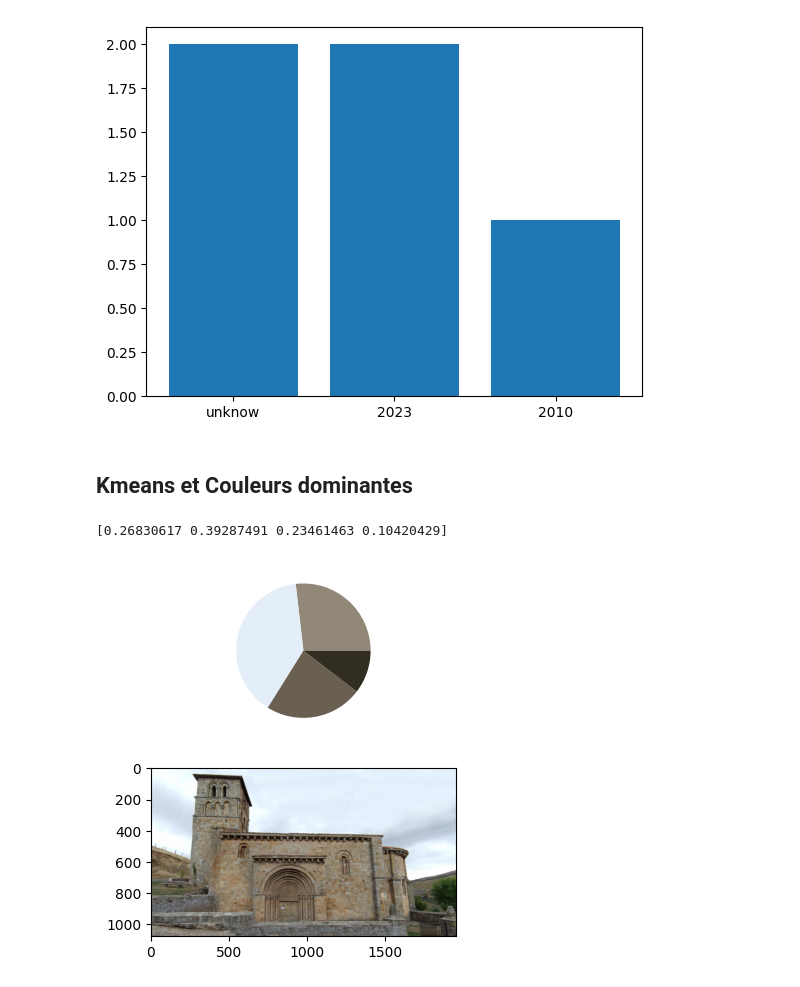
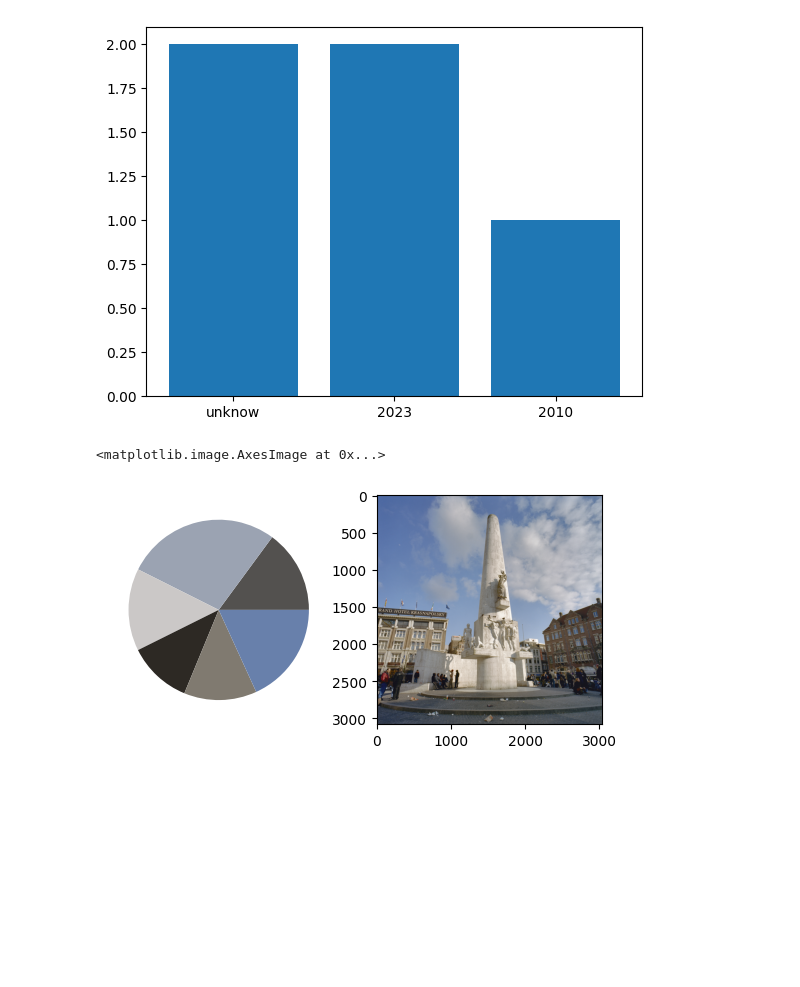
Before and after one commit to hugues-boisdon/DataMining2024, a Jupyter notebook: projet.ipynb, the cells around one changed output. Drawn from its saved outputs; the diff is of its cells as text; code cells hidden in the pictures; blank space fills up the shorter version.

```diff
--- a/projet.ipynb
+++ b/projet.ipynb
@@ -247,33 +332,15 @@ plt.bar(categories, cardinals)
 # %% [output]
 <BarContainer object of 3 artists>
 [figure]
-# %% [markdown]
-## Kmeans et Couleurs dominantes
-# %%
-dataframe = jsonToDataframe(dataPath)
-imagePaths = glob.glob('./images/*')
-
-nColors = 4
-
-imagePaths = [imagePaths[0]]
-
-kmeans = KMeans(n_clusters=nColors, random_state=0, n_init="auto")
-
-fig, ax = plt.subplots(len(imagePaths),2)
-
-for i, path in enumerate(imagePaths):
-    img = PIL.Image.open(path).convert('RGB')
-    pixelData = numpy.array(img).reshape(-1, 3)
-    kmeans.fit(pixelData)
-
-    proportions = numpy.array([0 for i in range(nColors)])
-    for x in kmeans.labels_:
-        proportions[x] += numpy.float64(1)
-    proportions = proportions / kmeans.labels_.size
-    print(proportions)
-
-    ax[0].pie(proportions, colors=(kmeans.cluster_centers_/255))
-    ax[1].imshow(img)
-# %% [output]
-[0.26830617 0.39287491 0.23461463 0.10420429]
-[figure, removed]
+# %%
+dataframe = jsonToDataframe(dataPath)
+
+imageIndex = 0
+
+fig, ax = plt.subplots(1,2)
+
+ax[0].pie(dataframe.at[imageIndex,"dProportions"], colors=(numpy.array(dataframe.at[imageIndex, "dColors"])/255))
+ax[1].imshow(PIL.Image.open(dataframe.at[imageIndex, "path"]))
+# %% [output]
+<matplotlib.image.AxesImage at 0x...>
+[figure, added]
```
Also changed, not shown: parts of 4 cells of this notebook, 2 other files.
